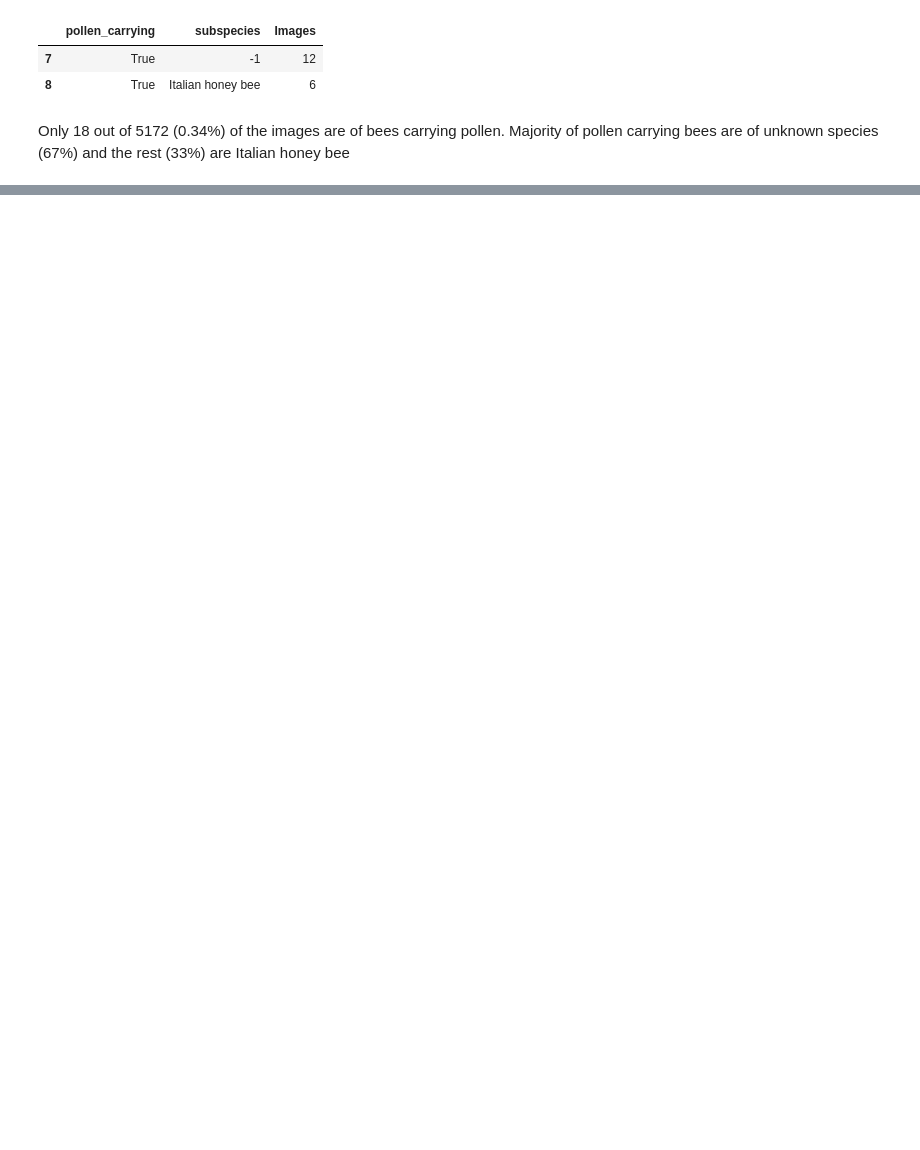
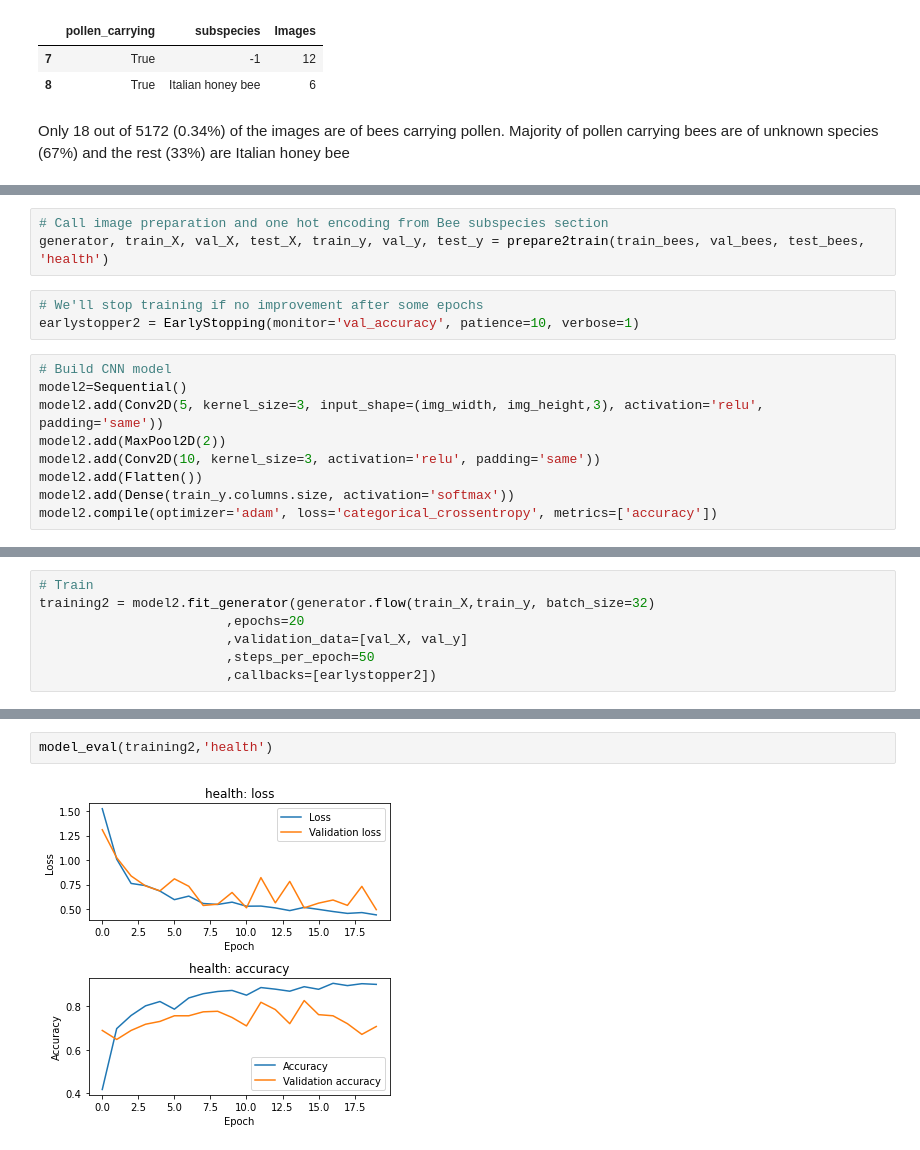
Before and after one commit to Uttam580/Honey_Bees_Classifier, a Jupyter notebook: models/eda/honey_bee_eda.ipynb, the cells around one changed output, grey strips where cells are left out. Cells and saved outputs as stored; diff of their text form; blank space fills up the shorter version.

```diff
--- a/models/eda/honey_bee_eda.ipynb
+++ b/models/eda/honey_bee_eda.ipynb
@@ -347,0 +625,15 @@ Majority of pollen carrying bees are of unknown species (67%) and the rest (33%)
+# %%
+# Call image preparation and one hot encoding from Bee subspecies section
+generator, train_X, val_X, test_X, train_y, val_y, test_y = prepare2train(train_bees, val_bees, test_bees, 'health')
+# %%
+# We'll stop training if no improvement after some epochs
+earlystopper2 = EarlyStopping(monitor='val_accuracy', patience=10, verbose=1)
+# %%
+# Build CNN model
+model2=Sequential()
+model2.add(Conv2D(5, kernel_size=3, input_shape=(img_width, img_height,3), activation='relu', padding='same'))
+model2.add(MaxPool2D(2))
+model2.add(Conv2D(10, kernel_size=3, activation='relu', padding='same'))
+model2.add(Flatten())
+model2.add(Dense(train_y.columns.size, activation='softmax'))
+model2.compile(optimizer='adam', loss='categorical_crossentropy', metrics=['accuracy'])
@@ -347,0 +661,7 @@ Majority of pollen carrying bees are of unknown species (67%) and the rest (33%)
+# %%
+# Train
+training2 = model2.fit_generator(generator.flow(train_X,train_y, batch_size=32)
+                        ,epochs=20
+                        ,validation_data=[val_X, val_y]
+                        ,steps_per_epoch=50
+                        ,callbacks=[earlystopper2])
@@ -347,0 +686,4 @@ Majority of pollen carrying bees are of unknown species (67%) and the rest (33%)
+# %%
+model_eval(training2,'health')
+# %% [output]
+[figure, added]
```
Also changed, not shown: parts of 32 cells of this notebook.
